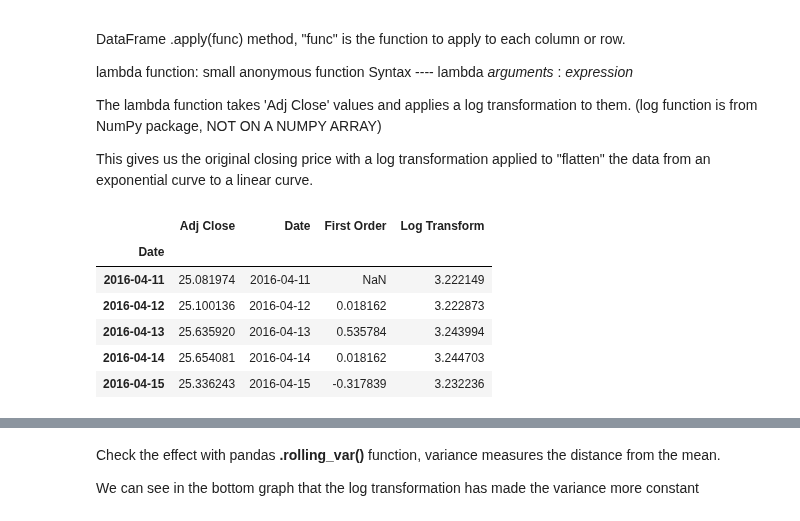
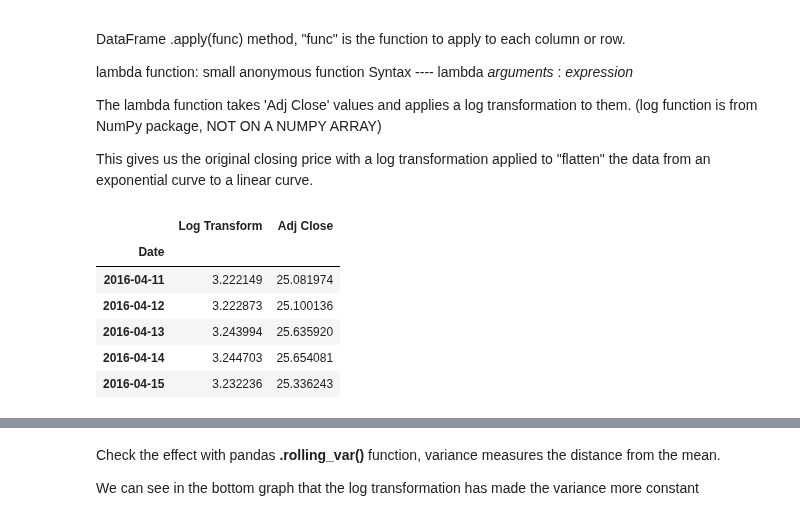
Before and after one commit to TrevorMcDougald/CS4315, a Jupyter notebook: Data Preprocessing.ipynb, the cells around one changed output, grey strips where cells are left out. Drawn from its saved outputs; the diff is of its cells as text; code cells hidden in the pictures.

```diff
--- a/Data Preprocessing.ipynb
+++ b/Data Preprocessing.ipynb
@@ -123,15 +123,15 @@ This gives us the original closing price with a log transformation applied
 to "flatten" the data from an exponential curve to a linear curve.
 # %%
 CSCO_closing_prices['Log Transform'] = CSCO['Adj Close'].apply(lambda x: np.log(x))
-CSCO_closing_prices.head()
+CSCO_closing_prices[['Log Transform', 'Adj Close']].head()
 # %% [output]
-|  | Adj Close | Date | First Order | Log Transform |
-| Date |  |  |  |  |
-| 2016-04-11 | 25.081974 | 2016-04-11 | NaN | 3.222149 |
-| 2016-04-12 | 25.100136 | 2016-04-12 | 0.018162 | 3.222873 |
-| 2016-04-13 | 25.635920 | 2016-04-13 | 0.535784 | 3.243994 |
-| 2016-04-14 | 25.654081 | 2016-04-14 | 0.018162 | 3.244703 |
-| 2016-04-15 | 25.336243 | 2016-04-15 | -0.317839 | 3.232236 |
+|  | Log Transform | Adj Close |
+| Date |  |  |
+| 2016-04-11 | 3.222149 | 25.081974 |
+| 2016-04-12 | 3.222873 | 25.100136 |
+| 2016-04-13 | 3.243994 | 25.635920 |
+| 2016-04-14 | 3.244703 | 25.654081 |
+| 2016-04-15 | 3.232236 | 25.336243 |
 # %%
 CSCO_closing_prices['Log Transform'].plot(legend=True,
                                         title="Closing Prices Log Transformation",
```
Also changed, not shown: parts of 1 cell of this notebook, 1 other file.
